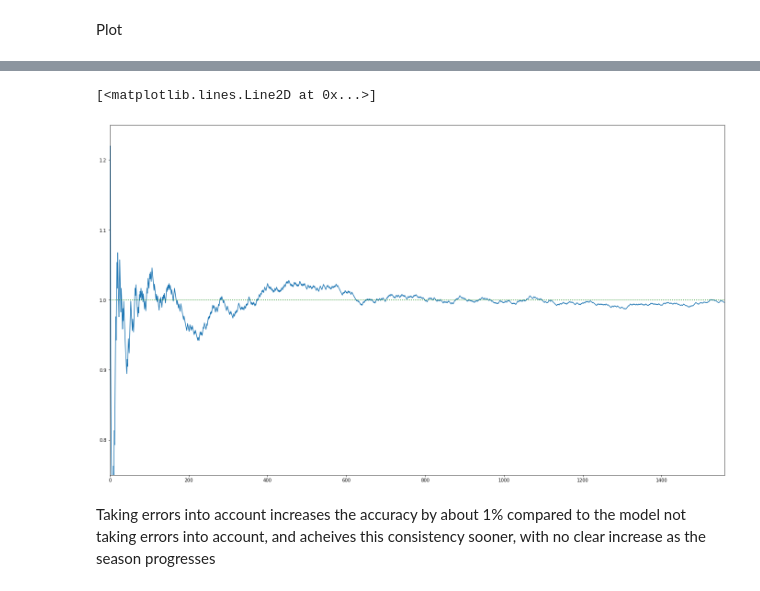
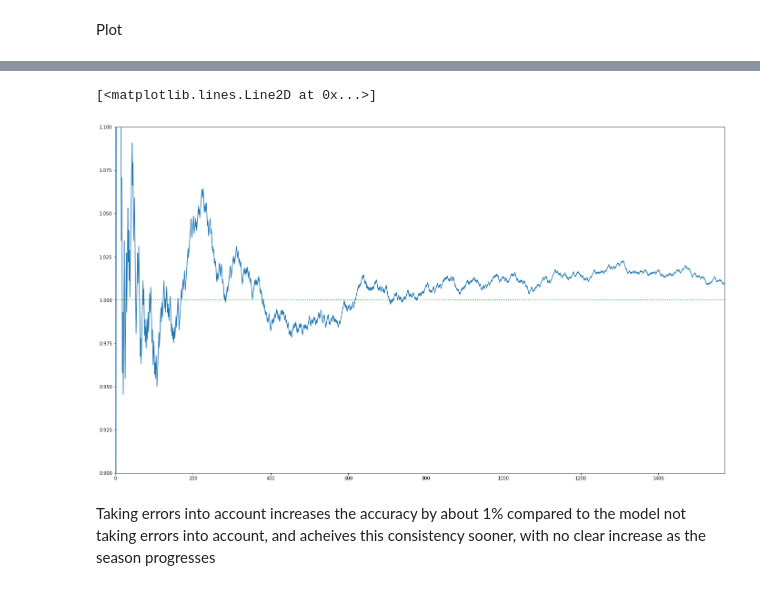
Before and after one commit to Luke-Chesley/API-Sports-Ridge_regression, a Jupyter notebook: MLB_ridge_regression.ipynb, the cells around one changed output, grey strips where cells are left out. Cells and saved outputs as stored; diff of their text form; code cells hidden in the pictures.

```diff
--- a/MLB_ridge_regression.ipynb
+++ b/MLB_ridge_regression.ipynb
@@ -701,12 +716,12 @@ Text(250, 0.595, 'Dotted Line = 0.6')
 # %%
-divided_error = y_line_error / accuracy_over_time_with_errors
+divided_error =  accuracy_over_time_with_errors / y_line_error
 divided_error[0].plot.line(figsize=(24,14), sort_columns=True)
 plt.xlim([0,len(df_with_errors)])
-plt.ylim([0.75,1.25])
+plt.ylim([0.9,1.1])
 plt.plot(pd.DataFrame([[1]] * len(accuracy_over_time)), ls='dotted', color='green' )
 # %% [output]
 [<matplotlib.lines.Line2D at 0x...>]
-[figure, old version]
+[figure, new version]
 # %% [markdown]
 Taking errors into account increases the accuracy by about 1% compared to the model not taking errors into account, and acheives this consistency sooner, with no clear increase as the season progresses
 # %% [markdown]
```
Also changed, not shown: parts of 10 cells of this notebook.
